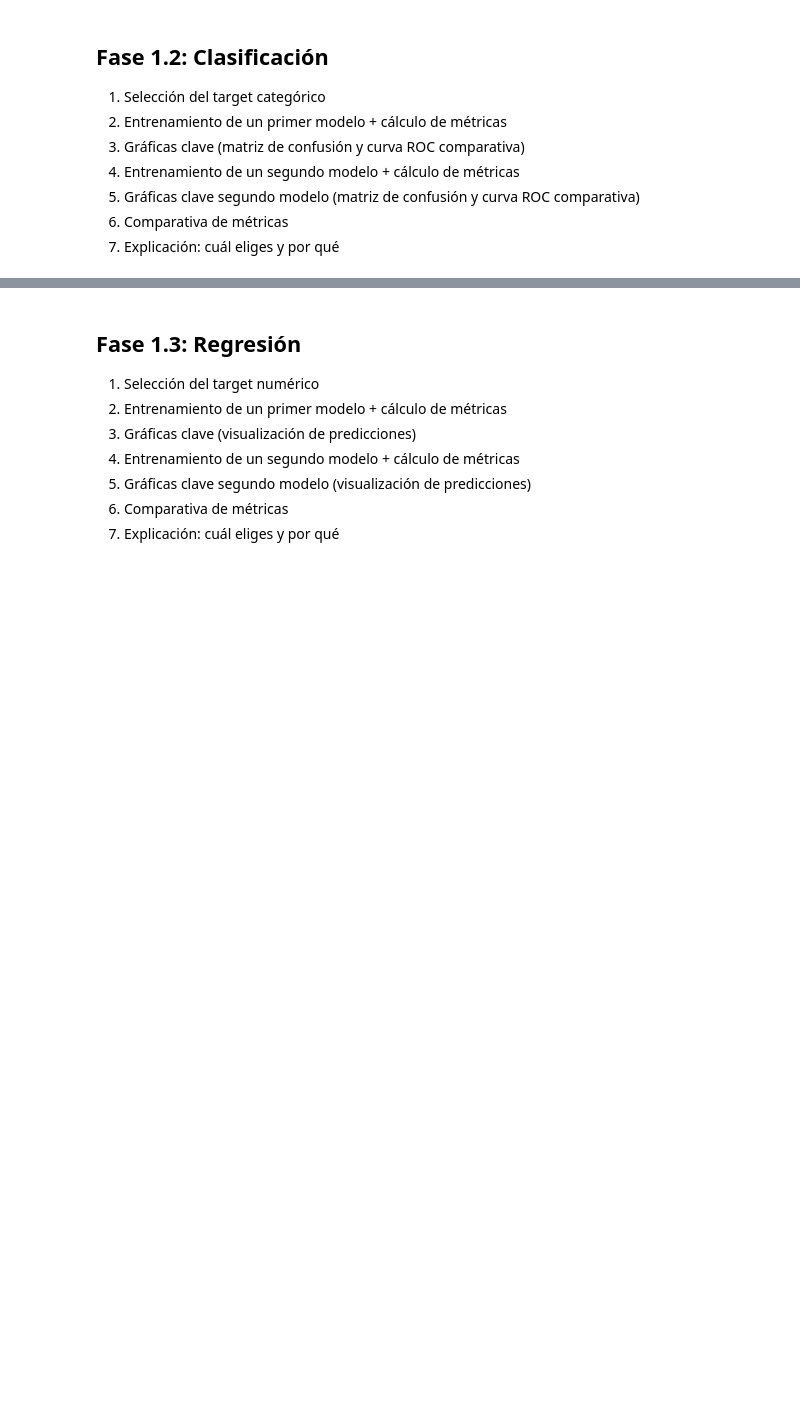
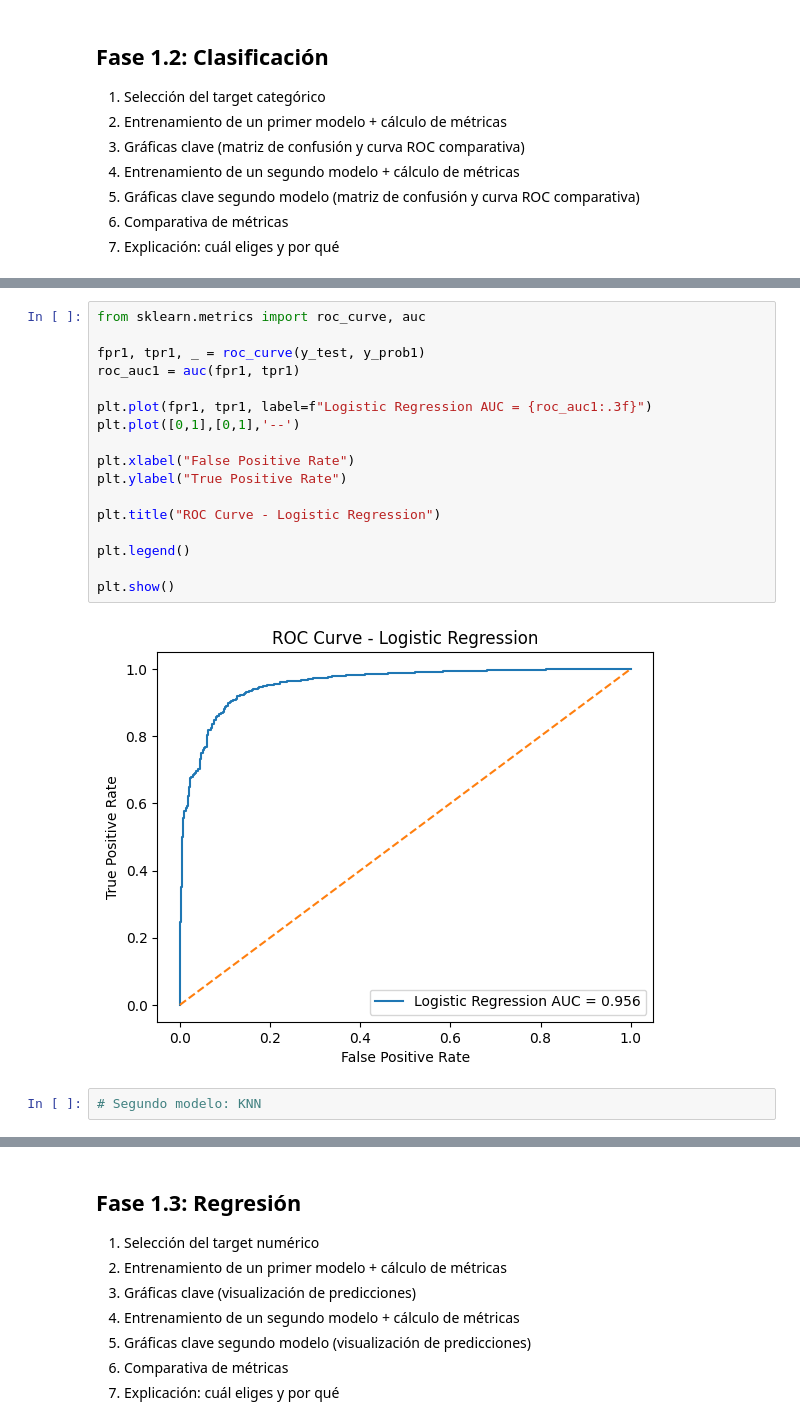
Before and after one commit to ignacastiguti/Repositorio, a Jupyter notebook: [00] - Workshops/Workshop_ML_PartTime.ipynb, the cells around one changed output, grey strips where cells are left out. Drawn from its saved outputs; the diff is of its cells as text; blank space fills up the shorter version.

```diff
--- a/[00] - Workshops/Workshop_ML_PartTime.ipynb
+++ b/[00] - Workshops/Workshop_ML_PartTime.ipynb
@@ -310,0 +399,21 @@ plt.show()
+# %%
+from sklearn.metrics import roc_curve, auc
+
+fpr1, tpr1, _ = roc_curve(y_test, y_prob1)
+roc_auc1 = auc(fpr1, tpr1)
+
+plt.plot(fpr1, tpr1, label=f"Logistic Regression AUC = {roc_auc1:.3f}")
+plt.plot([0,1],[0,1],'--')
+
+plt.xlabel("False Positive Rate")
+plt.ylabel("True Positive Rate")
+
+plt.title("ROC Curve - Logistic Regression")
+
+plt.legend()
+
+plt.show()
+# %% [output]
+[figure, added]
+# %%
+# Segundo modelo: KNN
```
Also changed, not shown: parts of 31 cells of this notebook.
